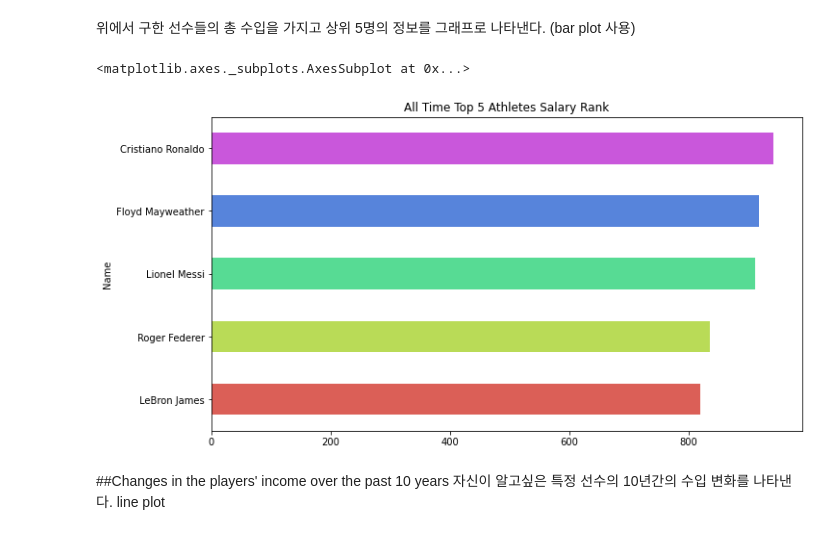
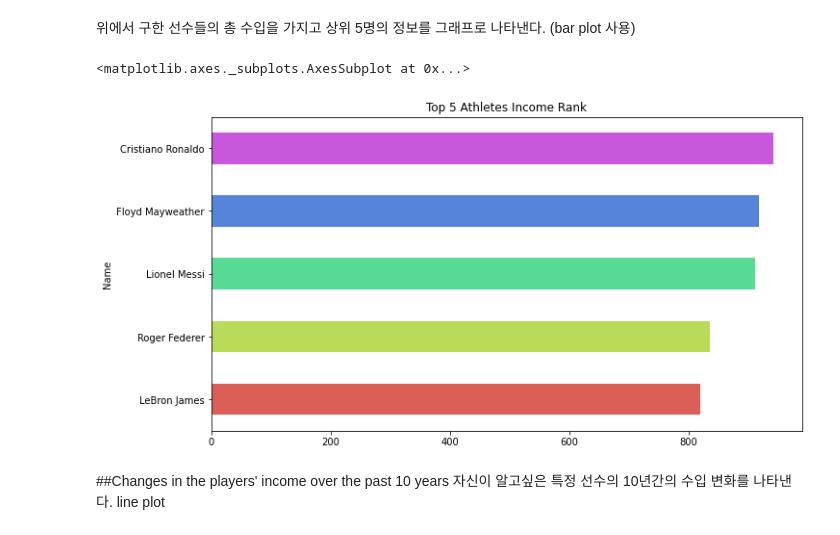
Before and after one commit to gjsin1105/DAP__, a Jupyter notebook: FinalProject.ipynb, the cells around one changed output. Saved outputs shown, nothing was run; the diff lists cells and outputs as text; code cells hidden in the pictures.

```diff
--- a/FinalProject.ipynb
+++ b/FinalProject.ipynb
@@ -87,12 +87,12 @@ Name: Earnings, Length: 372, dtype: float64
 # %% [markdown]
 위에서 구한 선수들의 총 수입을 가지고 상위 5명의 정보를 그래프로 나타낸다. (bar plot 사용)
 # %%
-athlete_salary = df.groupby('Name')['Earnings'].sum().sort_values()[367:372]
+athlete_income = df.groupby('Name')['Earnings'].sum().sort_values()[367:372]
 colors = sns.color_palette('hls', 5)
-athlete_salary.plot(kind='barh', figsize=(11, 6), title='All Time Top 5 Athletes Salary Rank', color=colors)
+athlete_income.plot(kind='barh', figsize=(11, 6), title='Top 5 Athletes Income Rank', color=colors)
 # %% [output]
 <matplotlib.axes._subplots.AxesSubplot at 0x...>
-[figure, old version]
+[figure, new version]
 # %% [markdown]
 ##Changes in the players' income over the past 10 years
 자신이 알고싶은 특정 선수의 10년간의 수입 변화를 나타낸다.
```
